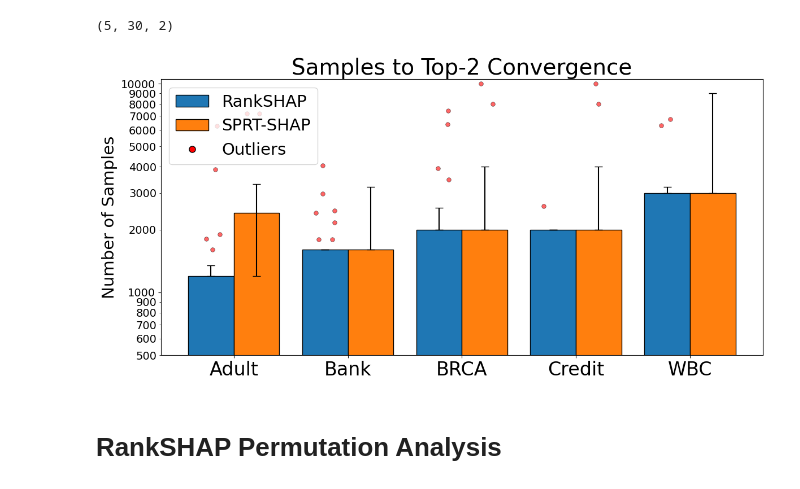
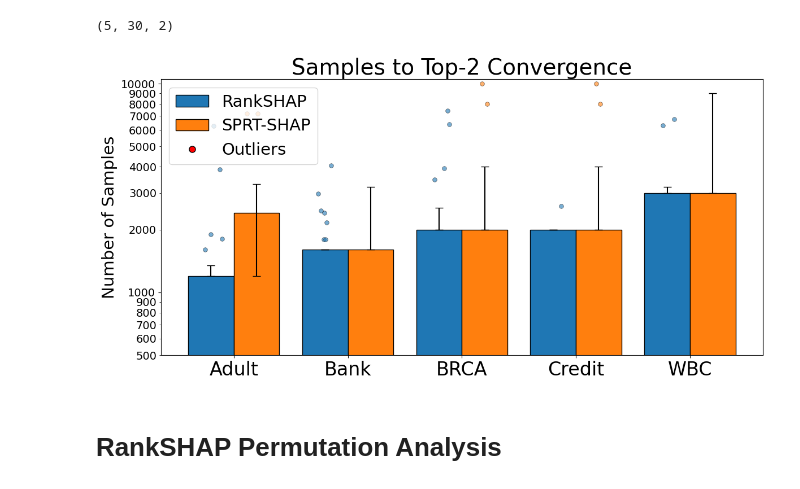
Before and after one commit to jeremy-goldwasser/feature-rankings, a Jupyter notebook: Experiments/Analysis/num_samples.ipynb, the cells around one changed output. Cells and saved outputs as stored; diff of their text form; code cells hidden in the pictures.

```diff
--- a/Experiments/Analysis/num_samples.ipynb
+++ b/Experiments/Analysis/num_samples.ipynb
@@ -130,7 +130,7 @@ for i in range(N_datasets):
             ax.scatter(
                 np.full(len(outlier_values), x) + jitter,
                 outlier_values,
-                color='red',
+                color=colors[j],
                 alpha=0.6,
                 edgecolor='black',
                 linewidth=0.5,
@@ -156,34 +156,34 @@ ax.yaxis.set_major_formatter(ScalarFormatter())
 ax.yaxis.set_minor_formatter(ScalarFormatter())
 ax.tick_params(axis='y', which='both', labelsize=14)
 ax.set_ylim(bottom=500, top=10500)  # Adjust as needed based on your data
 
 # ============================
 # 7. Add Legends
 # ============================
 
 # Create custom legend elements
 legend_elements = [
     Patch(facecolor=colors[0], edgecolor='black', label=methodNames[0]),
     Patch(facecolor=colors[1], edgecolor='black', label=methodNames[1]),
     plt.Line2D([0], [0], marker='o', color='w', label='Outliers',
                markerfacecolor='red', markeredgecolor='black', markersize=8)
 ]
 
 # Add the legend to the plot
 ax.legend(handles=legend_elements, fontsize=21, loc='upper left')
 
 # ============================
 # 8. Final Touches and Display
 # ============================
 
 # Improve layout to prevent clipping
 plt.tight_layout()
 
 # Display the plot
 plt.savefig(join(dir_path, "Experiments", "Figures", "num_samples_comparison.pdf"), format='pdf', dpi=300, bbox_inches='tight')#, rasterized=True
 plt.show()
 # %% [output]
-[figure, old version]
+[figure, new version]
 # %% [markdown]
 # RankSHAP Permutation Analysis
 # %%
```
Also changed, not shown: 10 other files.
